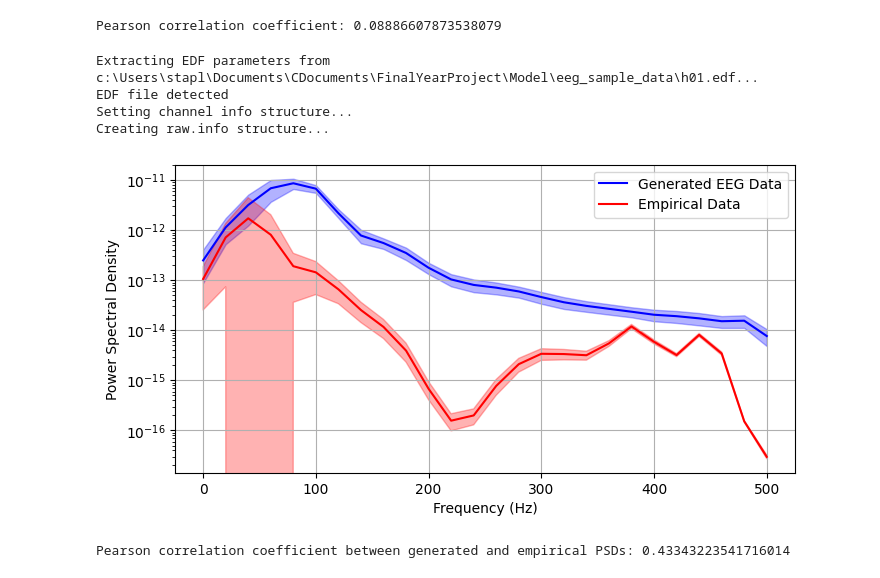
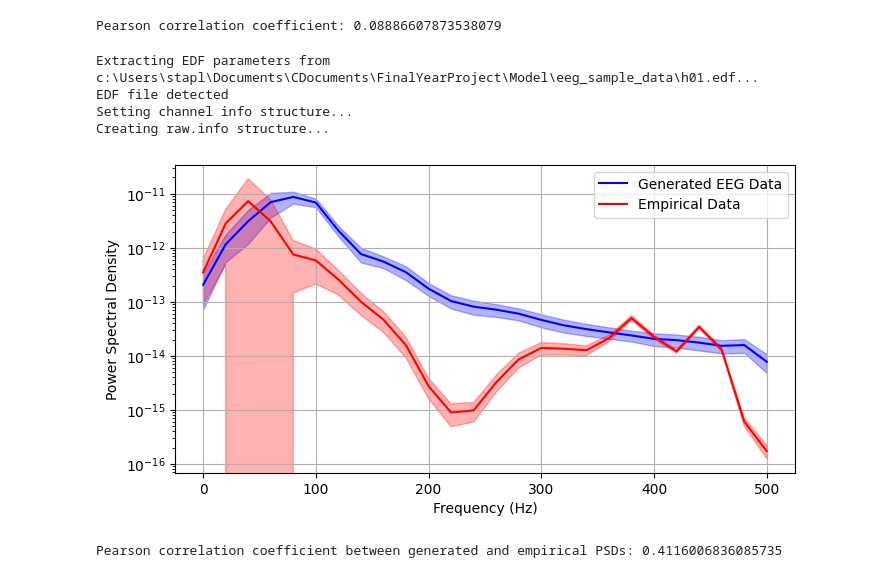
Before and after one commit to emias12/FinalYearProject, a Jupyter notebook: Jansen&Rit.ipynb, the cells around one changed output. Cells and saved outputs as stored; diff of their text form; code cells hidden in the pictures.

Commit message:
Changed freq for welch

```diff
--- a/Jansen&Rit.ipynb
+++ b/Jansen&Rit.ipynb
@@ -259,7 +259,7 @@ scaled_gen_data = (V_T_plot * scaling_factor).T
 
 sfreq_gen = 1 / dt # Sampling frequency (Hz) (with 0.001, so 1000)
 sfreq_emp = 250 # (Hz)
-nperseg = 50 # Length of Hamming Window
+nperseg = 50 # Number of points in output window
 noverlap = nperseg // 2  # Overlap between Windows
 
 # Calculate the Hamming window
@@ -269,43 +269,47 @@ window = np.hamming(nperseg)
 sfreq_max = max(sfreq_gen, sfreq_emp)
 
 # Compute the frequency axis using the maximum sampling frequency
-frequencies = np.fft.rfftfreq(nperseg, d=1/sfreq_max)
+frequencies = np.fft.rfftfreq(nperseg, d=1/sfreq_gen)
+frequencies1 = np.fft.rfftfreq(nperseg, d=1/sfreq_emp)
+print(frequencies.shape)
+print(frequencies1.shape)
 
 # Calculate PSD for generated data
 psd_gen = np.zeros((scaled_gen_data.shape[0], len(frequencies))) # (100, 26)
-for i, channel_data in enumerate(scaled_gen_data):
-    f, power_spectrum= welch(channel_data, fs=sfreq_max, window=window, nperseg=nperseg, noverlap=noverlap)
-    psd_gen[i, :] = Pxx
+for i, channel_data in enumerate(scaled_gen_data): # 0 (400,), 1 (400, ), ... 99 (400, )
+    f, power_spectrum = welch(channel_data, fs=(1/dt), window=window, nperseg=nperseg, noverlap=noverlap)
+    psd_gen[i, :] = power_spectrum
 
 plt.figure(figsize=(8, 4))
 plt.semilogy(frequencies, psd_gen.mean(axis=0), label='Generated EEG Data', color='blue')
 # Plot with shaded +- 1 standard deviation above and below
 plt.fill_between(frequencies, psd_gen.mean(axis=0) - psd_gen.std(axis=0), psd_gen.mean(axis=0) + psd_gen.std(axis=0), alpha=0.3, color='blue')
 
 # Calculate PSD for empirical data
 psd_empirical = np.zeros((empirical_data.shape[0], len(frequencies))) # (19, 26)
-for i, channel_data in enumerate(empirical_data):
-    f, power_spectrum = welch(channel_data, fs=sfreq_max, window=window, nperseg=nperseg, noverlap=noverlap)
+for i, channel_data in enumerate(empirical_data): # 0 (231250,), 1 (231250, ), ... 18 (231250, )
+    # 250 is taken from data source: https://repod.icm.edu.pl/dataset.xhtml?persistentId=doi:10.18150/repod.0107441
+    f, power_spectrum = welch(channel_data, fs=250 , window=window, nperseg=nperseg, noverlap=noverlap)
     psd_empirical[i, :] = power_spectrum
 
 plt.semilogy(frequencies, psd_empirical.mean(axis=0), label='Empirical Data', color='red')
 # Plot with shaded +- 1 standard deviation above and below
 plt.fill_between(frequencies, psd_empirical.mean(axis=0) - psd_empirical.std(axis=0), psd_empirical.mean(axis=0) + psd_empirical.std(axis=0), alpha=0.3, color='red')
 
 plt.xlabel('Frequency (Hz)')
 plt.ylabel('Power Spectral Density')
 plt.legend()
 plt.grid(True)
 plt.show()
 
 # Compute the Pearson correlation between the PSDs - will compare mean at each 26 frequency points
 correlation_coefficient, _ = pearsonr(psd_gen.mean(axis=0), psd_empirical.mean(axis=0))
 
 print("Pearson correlation coefficient between generated and empirical PSDs:", correlation_coefficient)
 # %% [output]
 Extracting EDF parameters from c:\Users\stapl\Documents\CDocuments\FinalYearProject\Model\eeg_sample_data\h01.edf...
 EDF file detected
 Setting channel info structure...
 Creating raw.info structure...
-[figure, old version]
+[figure, new version]
-Pearson correlation coefficient between generated and empirical PSDs: 0.43343223541716014
+Pearson correlation coefficient between generated and empirical PSDs: 0.4116006836085735
```
